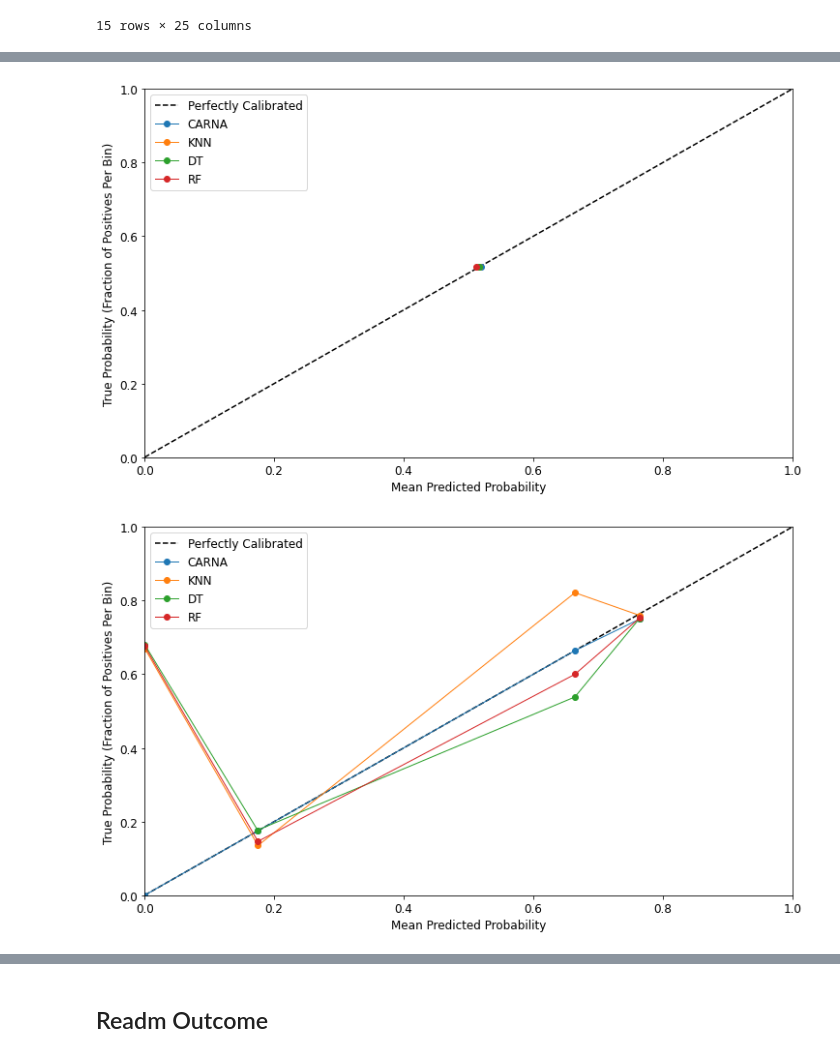
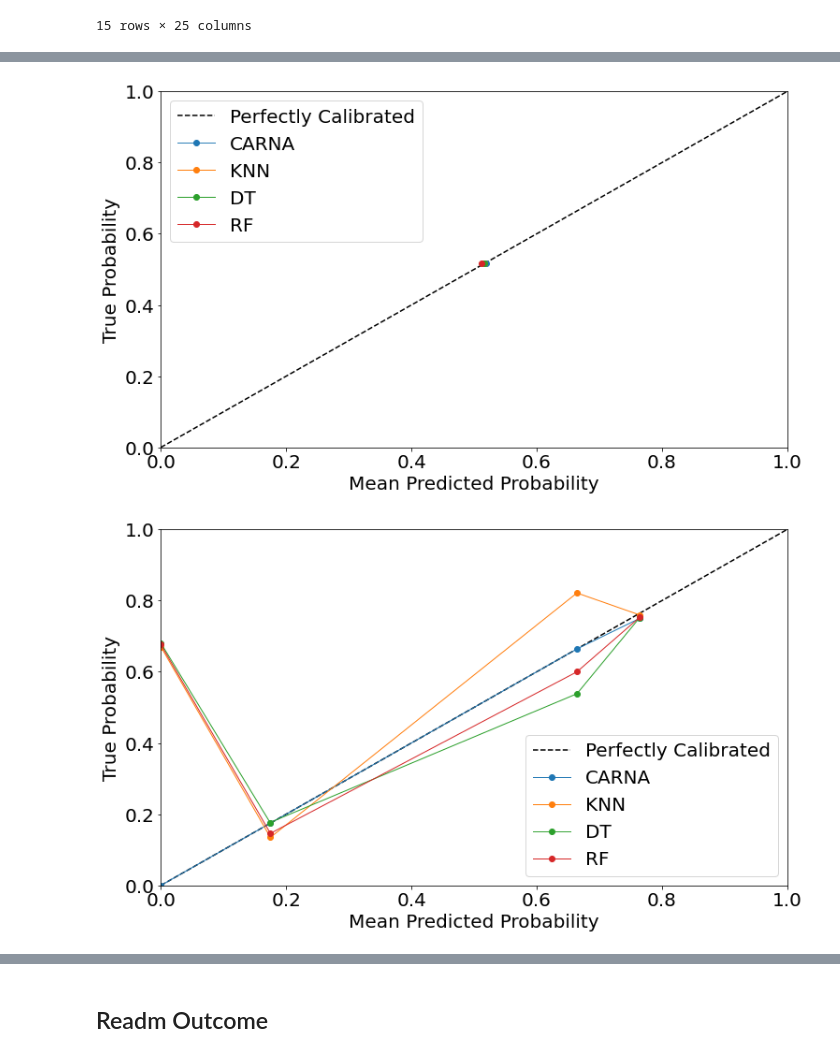
Before and after one commit to jozieLamp/CARNA, a Jupyter notebook: Model Comparison/Standard Model Comparisons.ipynb, the cells around one changed output, grey strips where cells are left out. Cells and saved outputs as stored; diff of their text form; code cells hidden in the pictures.

```diff
--- a/Model Comparison/Standard Model Comparisons.ipynb
+++ b/Model Comparison/Standard Model Comparisons.ipynb
@@ -32,7 +32,7 @@ from model_comp import getCalibrationCurve
 %load_ext autoreload
 %autoreload 2
 
-plt.rc('font', size=12)
+plt.rc('font', size=20)
 warnings.filterwarnings('ignore')
 # %%
 #Load ESCAPE training data
@@ -913,15 +913,15 @@ plt.plot(rf_x, rf_y, marker='o', linewidth=1, label='RF')
 
 # plt.title('Calibration plot for Hemo - DeLvTx')
 ax.set_xlabel('Mean Predicted Probability')
-ax.set_ylabel('True Probability (Fraction of Positives Per Bin)')
+ax.set_ylabel('True Probability')
 ax.set_xlim((0,1))
 ax.set_ylim((0,1))
 plt.legend()
 
-plt.savefig("Figures/Calibration_AllData_Rehosp_Guide.png")
+plt.savefig("Figures/Calibration_AllData_Rehosp_Guide.png", bbox_inches='tight', dpi=300)
 plt.show()
 # %% [output]
-[figure, old version]
+[figure, new version]
 # %%
 # Calibration Plot - All Data Rehosp - Card Shock
 
@@ -937,36 +937,36 @@ carna_y, carna_x = getCalibrationCurve(binaryLabels=binaryLabels, predScores=car
 knnScores = pd.DataFrame(cs_knn_pred, index=scoreIdx)
 knn_y, knn_x = getCalibrationCurve(binaryLabels=binaryLabels, predScores=knnScores, groundTruthProbs=gt)
 
 dtScores = pd.DataFrame(cs_dt_pred, index=scoreIdx)
 dt_y, dt_x = getCalibrationCurve(binaryLabels=binaryLabels, predScores=dtScores, groundTruthProbs=gt)
 
 rfScores = pd.DataFrame(cs_rf_pred, index=scoreIdx)
 rf_y, rf_x = getCalibrationCurve(binaryLabels=binaryLabels, predScores=rfScores, groundTruthProbs=gt)
 
 
 fig, ax = plt.subplots(figsize=(12,7))
 line = mlines.Line2D([0, 1], [0, 1], linestyle='--', color='black', label='Perfectly Calibrated')
 transform = ax.transAxes
 line.set_transform(transform)
 ax.add_line(line)
 
 # only these two lines are calibration curves
 plt.plot(carna_x, carna_y, marker='o', linewidth=1, label='CARNA')
 plt.plot(knn_x, knn_y, marker='o', linewidth=1, label='KNN')
 plt.plot(dt_x, dt_y, marker='o', linewidth=1, label='DT')
 plt.plot(rf_x, rf_y, marker='o', linewidth=1, label='RF')
 
 # plt.title('Calibration plot for Hemo - DeLvTx')
 ax.set_xlabel('Mean Predicted Probability')
-ax.set_ylabel('True Probability (Fraction of Positives Per Bin)')
+ax.set_ylabel('True Probability')
 ax.set_xlim((0,1))
 ax.set_ylim((0,1))
 plt.legend()
 
-plt.savefig("Figures/Calibration_AllData_Rehosp_CardShock.png")
+plt.savefig("Figures/Calibration_AllData_Rehosp_CardShock.png", bbox_inches='tight', dpi=300)
 plt.show()
 # %% [output]
-[figure, old version]
+[figure, new version]
 # %%
 # Calibration Plot - All Data Rehosp - Serial
 
```
Also changed, not shown: parts of 10 cells of this notebook, 36 other files.
